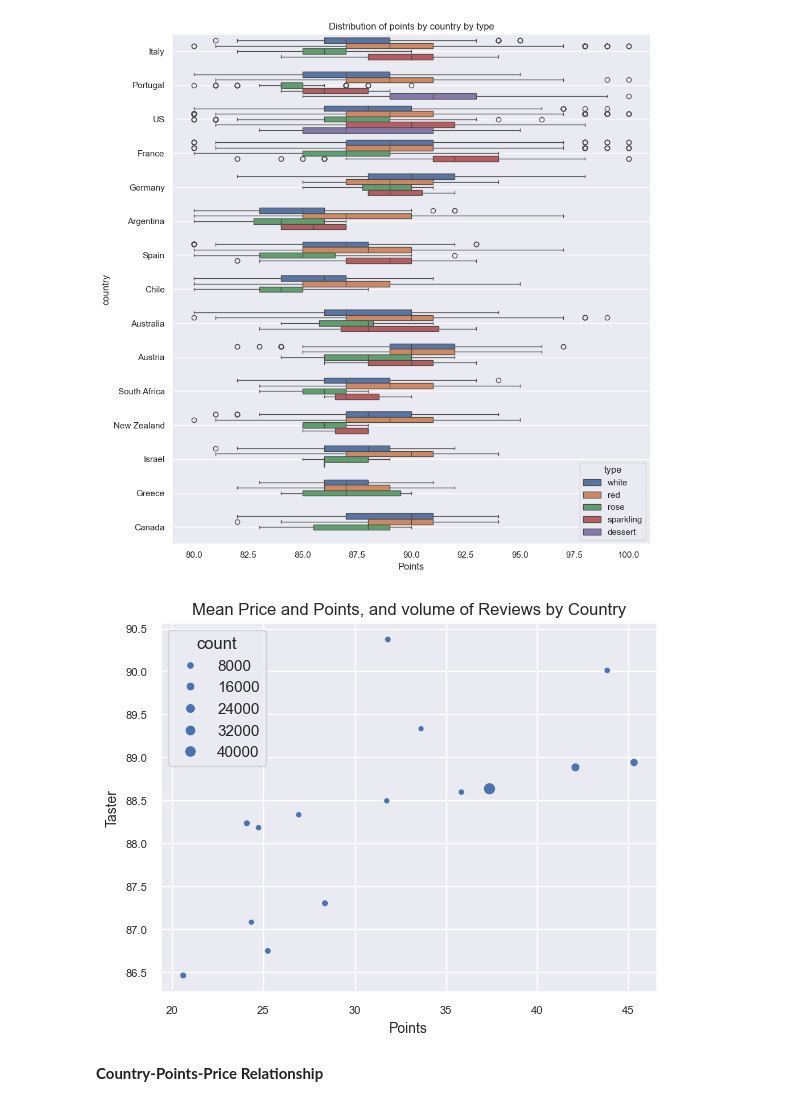
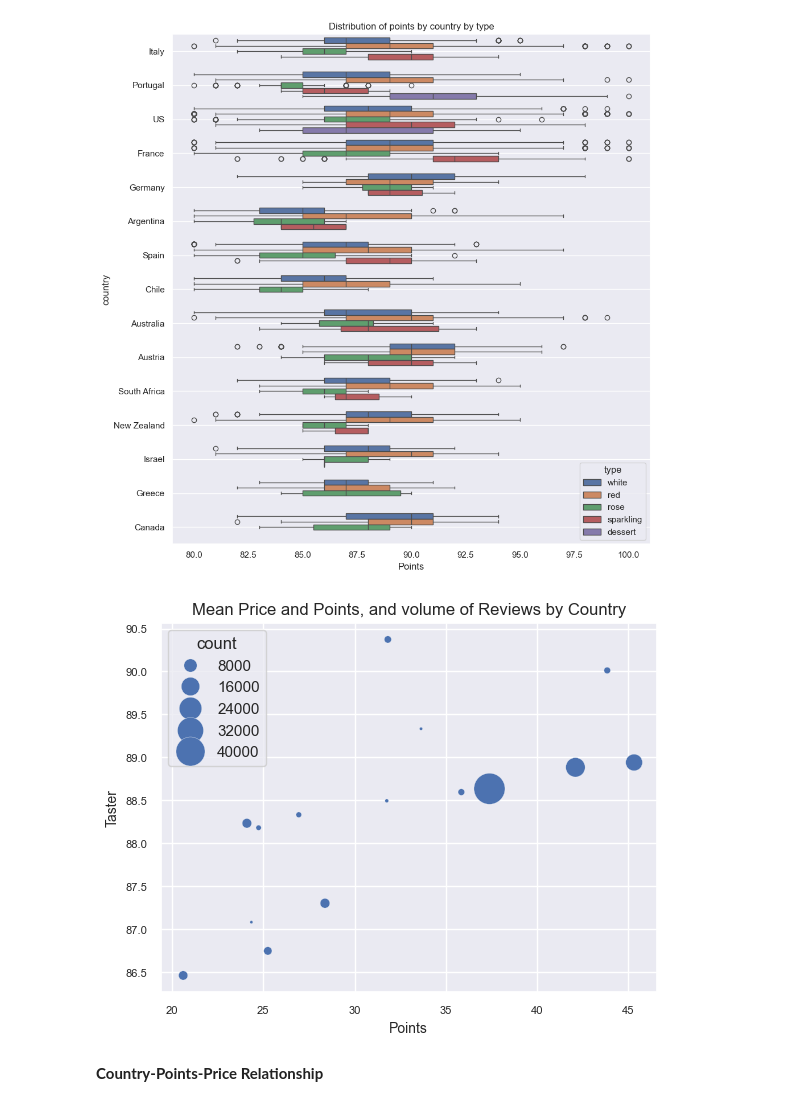
Before and after one commit to pasmith/oenologist, a Jupyter notebook: wine_review-eda.ipynb, the cells around one changed output. Drawn from its saved outputs; the diff is of its cells as text; code cells hidden in the pictures.

```diff
--- a/wine_review-eda.ipynb
+++ b/wine_review-eda.ipynb
@@ -16,7 +16,7 @@ import seaborn as sns
 sns.set_theme()
 import plotly.express as px
 # %%
-wine_df = pd.read_parquet('files/wine_review.parquet.gzip')
+wine_df = pd.read_parquet('data/wine/wine_review.parquet.gzip')
 wine_df.info()
 wine_df.head()
 # %% [output]
@@ -336,17 +481,17 @@ plt.show()
 # %% [output]
 [figure]
 # %%
-sns.scatterplot(by_country_stats.reset_index(), x='price', y='points', size='count')
+sns.scatterplot(by_country_stats.reset_index(), x='price', y='points', size='count', sizes=(5, 500))
 plt.title("Mean Price and Points, and volume of Reviews by Country", fontsize=12)
 plt.xlabel("Points",fontsize=10)
 plt.ylabel("Taster",fontsize=10)
 plt.xticks(fontsize=8)
 plt.yticks(fontsize=8)
 plt.show()
 
 # TODO: show country label value
 # %% [output]
-[figure, old version]
+[figure, new version]
 # %% [markdown]
 **Country-Points-Price Relationship**
 # %%
```
Also changed, not shown: parts of 27 cells of this notebook, 16 other files.
